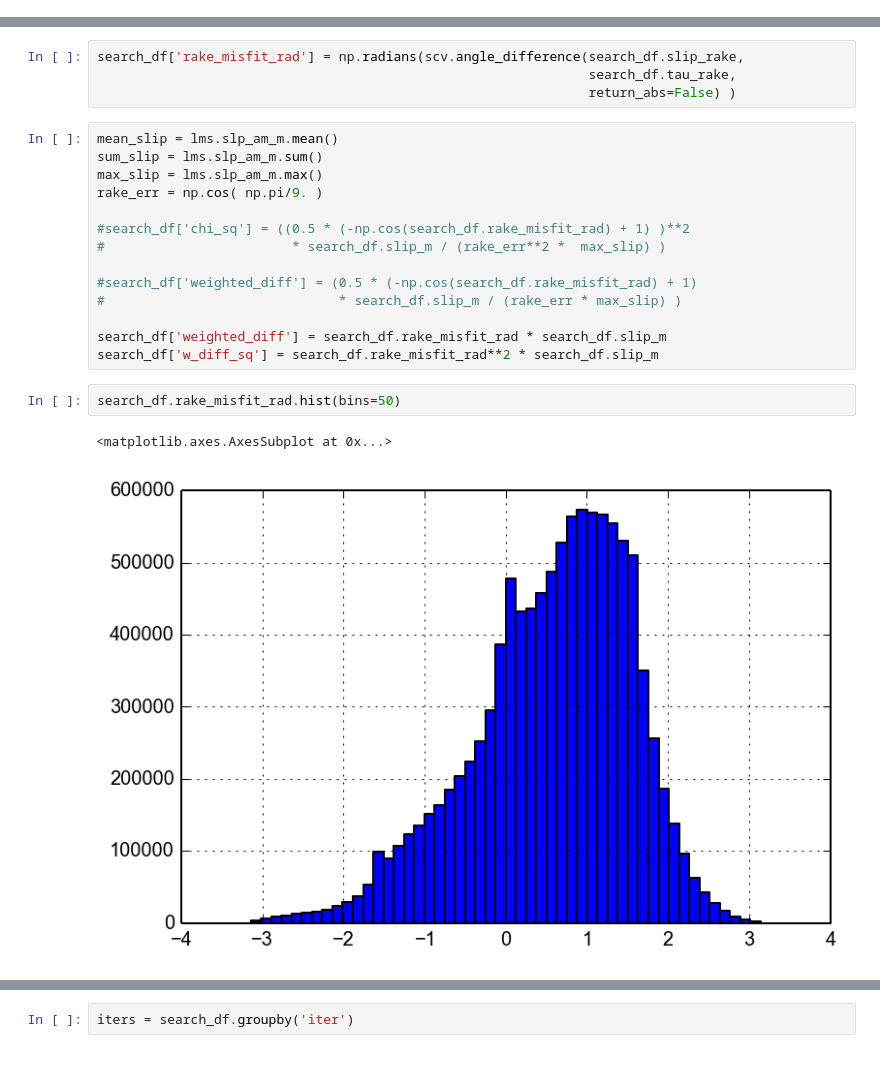
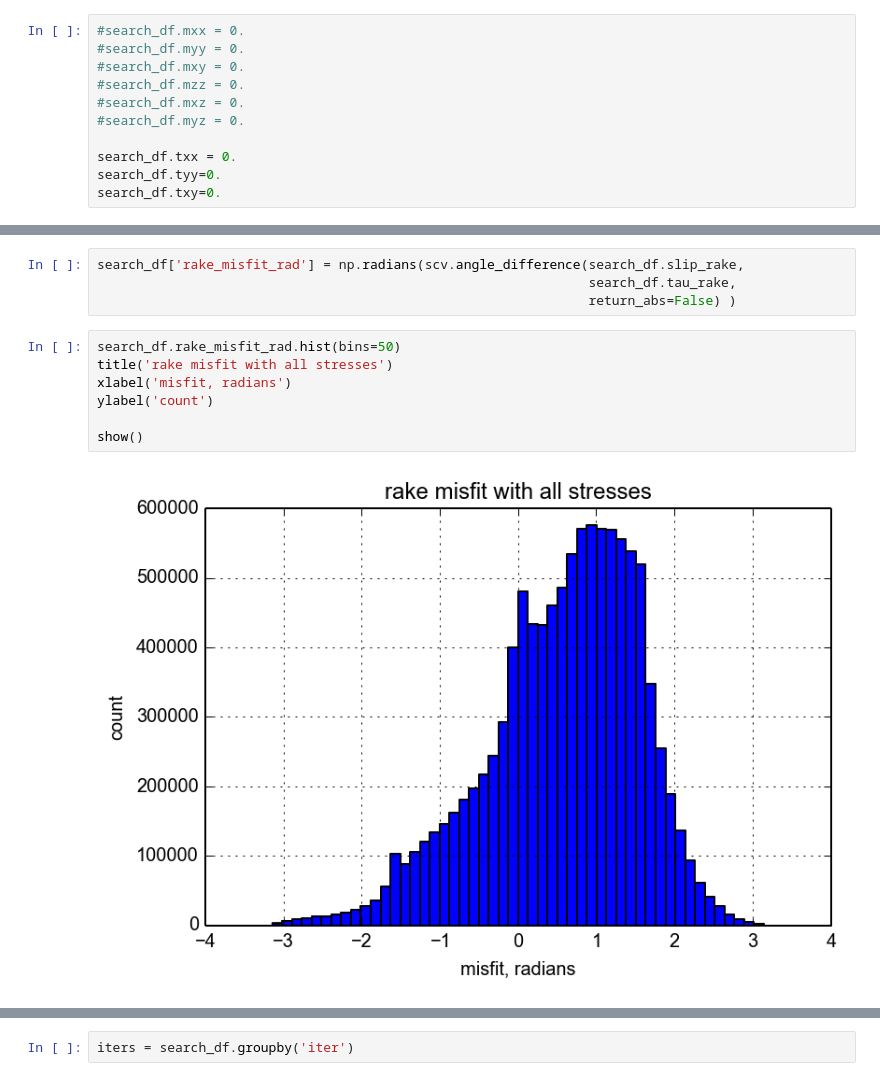
Before and after one commit to cossatot/wenchuan_topo_stress, a Jupyter notebook: tect_stress/notebooks/zhang_bayes_mc_rake_search.ipynb, the cells around one changed output, grey strips where cells are left out. Drawn from its saved outputs; the diff is of its cells as text.

Commit message:
changed the zhang notebook to analyze individual stress components' contributions to rake

```diff
--- a/tect_stress/notebooks/zhang_bayes_mc_rake_search.ipynb
+++ b/tect_stress/notebooks/zhang_bayes_mc_rake_search.ipynb
@@ -114,3 +114,14 @@ search_df[lms_fill_cols] = lms_reps
 search_df.depth *= 1000
 
 search_df[['mxx', 'myy', 'mxy', 'mzz', 'mxz', 'myz']] *= 1e6
+# %%
+#search_df.mxx = 0.
+#search_df.myy = 0.
+#search_df.mxy = 0.
+#search_df.mzz = 0.
+#search_df.mxz = 0.
+#search_df.myz = 0.
+
+search_df.txx = 0.
+search_df.tyy=0.
+search_df.txy=0.
@@ -139,22 +160,12 @@ search_df['tau_rake'] = np.degrees( np.arctan2( search_df.tau_d,
 search_df['rake_misfit_rad'] = np.radians(scv.angle_difference(search_df.slip_rake,
                                                                search_df.tau_rake,
                                                                return_abs=False) )
-# %%
-mean_slip = lms.slp_am_m.mean()
-sum_slip = lms.slp_am_m.sum()
-max_slip = lms.slp_am_m.max()
-rake_err = np.cos( np.pi/9. )
-
-#search_df['chi_sq'] = ((0.5 * (-np.cos(search_df.rake_misfit_rad) + 1) )**2
-#                        * search_df.slip_m / (rake_err**2 *  max_slip) )
-
-#search_df['weighted_diff'] = (0.5 * (-np.cos(search_df.rake_misfit_rad) + 1)
-#                              * search_df.slip_m / (rake_err * max_slip) )
-
-search_df['weighted_diff'] = search_df.rake_misfit_rad * search_df.slip_m
-search_df['w_diff_sq'] = search_df.rake_misfit_rad**2 * search_df.slip_m
 # %%
 search_df.rake_misfit_rad.hist(bins=50)
+title('rake misfit with all stresses')
+xlabel('misfit, radians')
+ylabel('count')
+
+show()
 # %% [output]
-<matplotlib.axes.AxesSubplot at 0x...>
-[figure, old version]
+[figure, new version]
```
Also changed, not shown: parts of 21 cells of this notebook.
